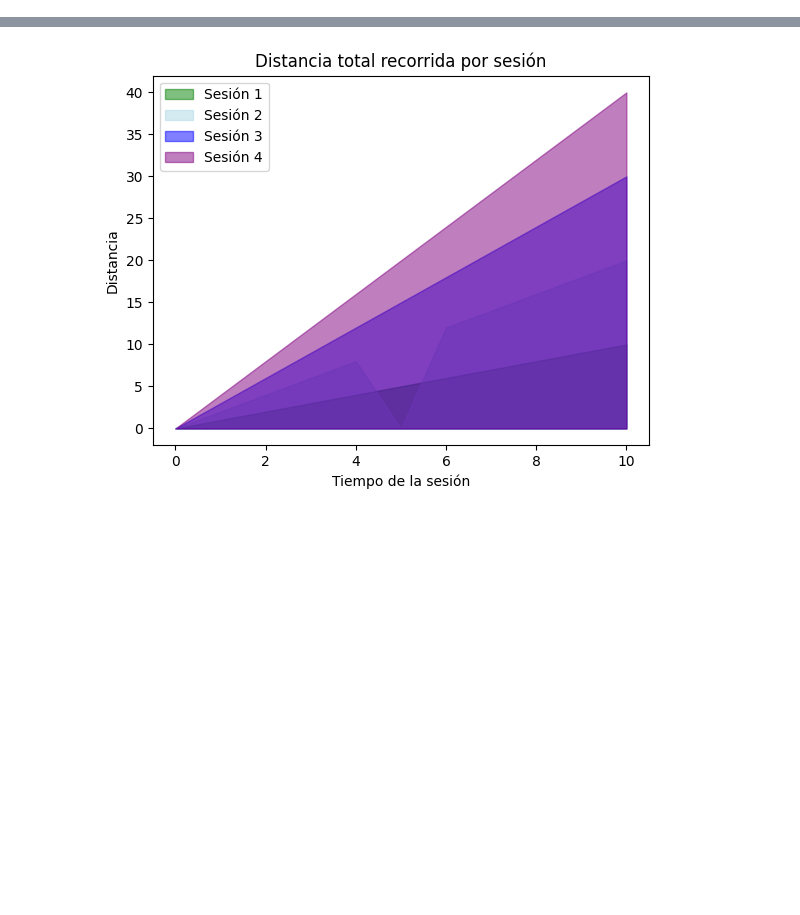
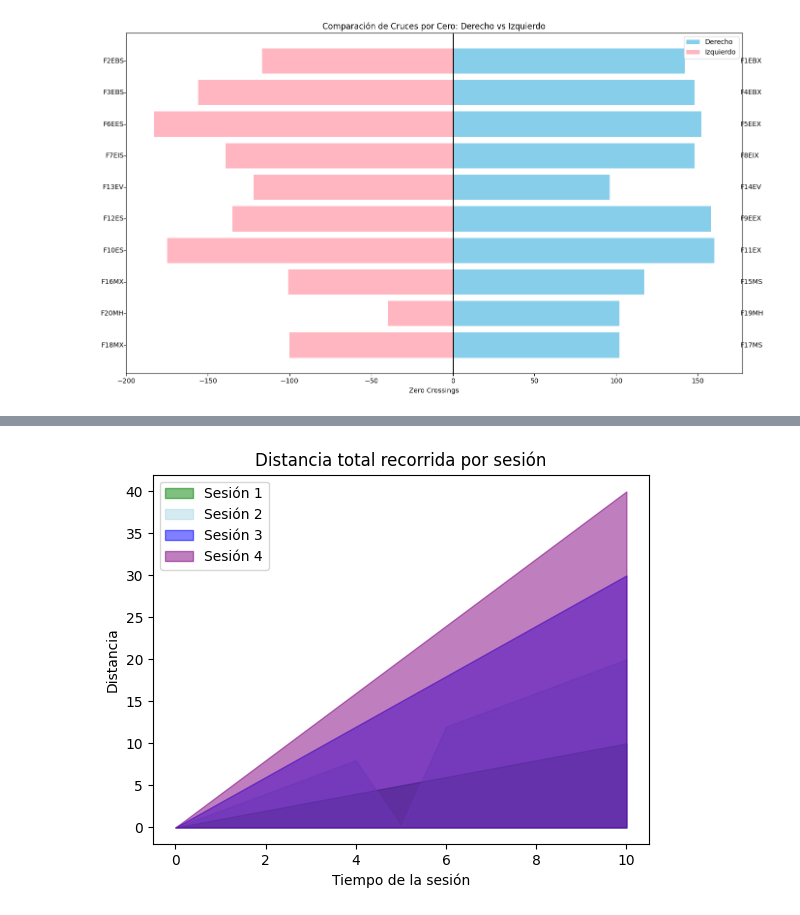
Before and after one commit to SOTO729/Concentraci-n-7mo-semestre-, a Jupyter notebook: RETO/prubeas.ipynb, the cells around one changed output, grey strips where cells are left out. Saved outputs shown, nothing was run; the diff lists cells and outputs as text; code cells hidden in the pictures; blank space fills up the shorter version.

```diff
--- a/RETO/prubeas.ipynb
+++ b/RETO/prubeas.ipynb
@@ -0,0 +6,75 @@
+# %%
+df1=pd.read_csv('11abr.csv')
+# %%
+# Filtros para derecho e izquierdo
+derecho = df1[['F1EBX', 'F4EBX', 'F5EEX', 'F8EIX', 'F14EV', 'F9EEX', 'F11EX', 'F15MS', 'F19MH', 'F17MS']]
+izquierdo = df1[['F2EBS', 'F3EBS', 'F6EES', 'F7EIS', 'F13EV', 'F12ES', 'F10ES', 'F16MX', 'F20MH', 'F18MX']]
+
+# Estandarización de las columnas numéricas
+scaler = StandardScaler()
+derecho_normalized = pd.DataFrame(scaler.fit_transform(derecho), columns=derecho.columns)
+izquierdo_normalized = pd.DataFrame(scaler.fit_transform(izquierdo), columns=izquierdo.columns)
+
+# Contar cruces por cero para cada columna
+cross_zero_counts_derecho = [
+    ((derecho_normalized[col].shift(1) * derecho_normalized[col]) < 0).sum()
+    for col in derecho_normalized.columns
+]
+
+cross_zero_counts_izquierdo = [
+    ((izquierdo_normalized[col].shift(1) * izquierdo_normalized[col]) < 0).sum()
+    for col in izquierdo_normalized.columns
+]
+
+# Crear un DataFrame con los valores de los cruces por cero
+df_paired = pd.DataFrame({
+    'Columnas_Derecho': derecho.columns,
+    'Columnas_Izquierdo': izquierdo.columns,
+    'Derecho': cross_zero_counts_derecho,
+    'Izquierdo': cross_zero_counts_izquierdo
+})
+
+# Agregar una fila para las sumatorias totales utilizando pd.concat()
+sumatoria_derecho = sum(df_paired['Derecho'])
+sumatoria_izquierdo = sum(df_paired['Izquierdo'])
+df_sumatoria = pd.DataFrame({
+    'Columnas_Derecho': ['Sumatoria Total'],
+    'Columnas_Izquierdo': ['Sumatoria Total'],
+    'Derecho': [sumatoria_derecho],
+    'Izquierdo': [sumatoria_izquierdo]
+})
+df_paired = pd.concat([df_paired], ignore_index=True)
+
+# Crear la gráfica de pirámide
+fig, ax = plt.subplots(figsize=(14, 8))
+
+# Posiciones en el eje y (una posición por cada par de columnas más la fila de sumatorias)
+y_positions = range(len(df_paired))
+
+# Dibujar las barras horizontales para cada par de columnas y la sumatoria
+ax.barh(y_positions, df_paired['Derecho'], color='skyblue', label='Derecho', align='center')
+ax.barh(y_positions, -df_paired['Izquierdo'], color='lightpink', label='Izquierdo', align='center')  # Negativo para enfrentar
+
+# Configuración del eje y con etiquetas a ambos lados
+ax.set_yticks(y_positions)
+ax.set_yticklabels([''] * len(df_paired))  # Ocultamos temporalmente las etiquetas centrales
+ax.invert_yaxis()  # Para que las barras más grandes queden en la parte superior
+
+# Etiquetas a la izquierda y derecha de las barras
+for i, (col_derecho, col_izquierdo) in enumerate(zip(df_paired['Columnas_Derecho'], df_paired['Columnas_Izquierdo'])):
+    ax.text(-max(df_paired['Izquierdo']) * 1.1, i, col_izquierdo, ha='right', va='center', fontsize=10, color='black')  # Etiquetas de izquierdo
+    ax.text(max(df_paired['Derecho']) * 1.1, i, col_derecho, ha='left', va='center', fontsize=10, color='black')  # Etiquetas de derecho
+
+# Configuración de etiquetas y leyenda
+ax.set_xlabel('Zero Crossings')
+ax.set_title('Comparación de Cruces por Cero: Derecho vs Izquierdo')
+ax.legend(loc='upper right')
+
+# Línea central para separar los lados
+ax.axvline(0, color='black', linewidth=0.8)
+
+# Ajustar diseño y mostrar la gráfica
+plt.tight_layout()
+plt.show()
+# %% [output]
+[figure, added]
```
Also changed, not shown: parts of 2 cells of this notebook, 1 other file.
